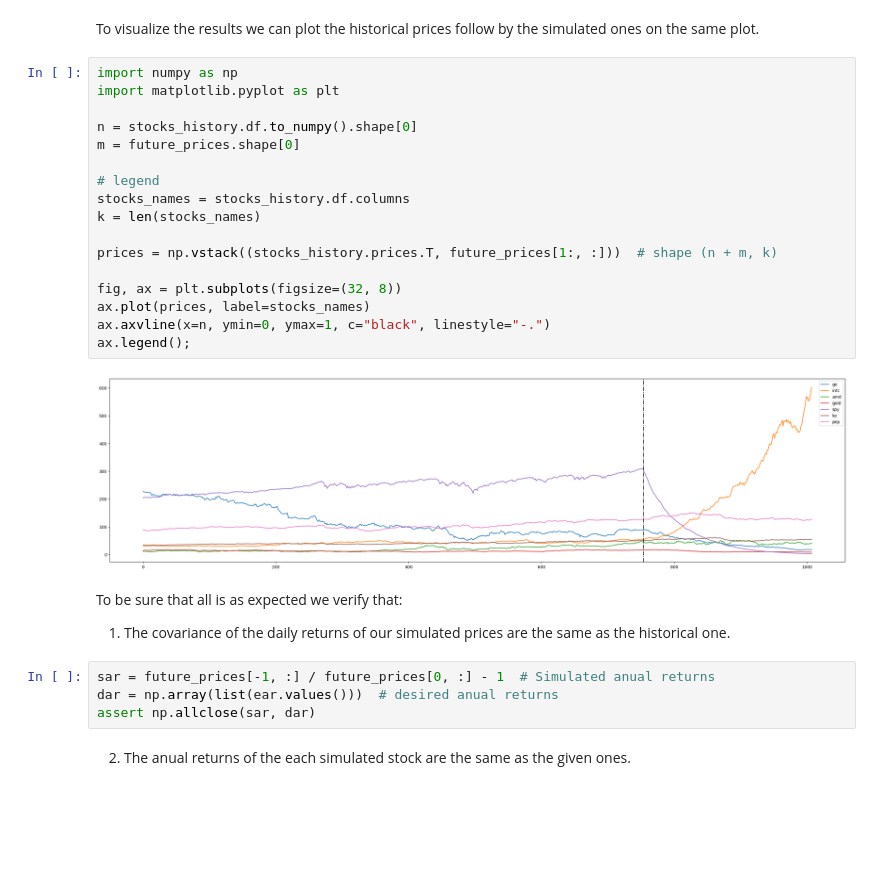
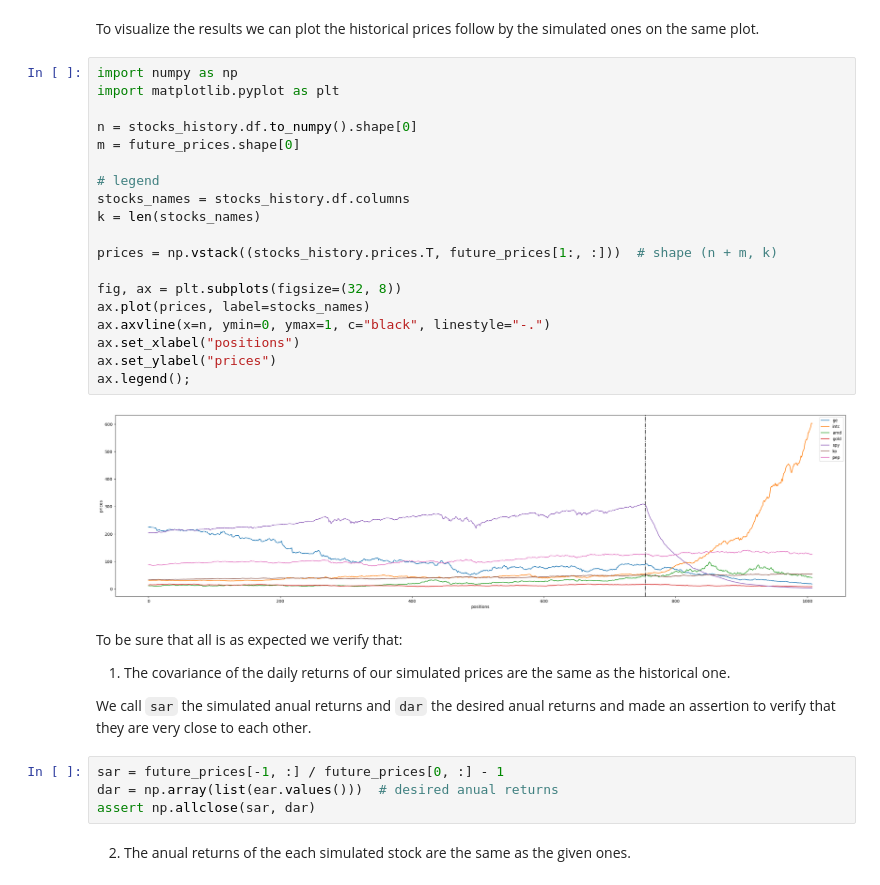
Before and after one commit to GuiGel/simuStocks, a Jupyter notebook: simustocks/demo.ipynb, the cells around one changed output. Saved outputs shown, nothing was run; the diff lists cells and outputs as text; blank space fills up the shorter version.

```diff
--- a/simustocks/demo.ipynb
+++ b/simustocks/demo.ipynb
@@ -46,28 +48,32 @@ To visualize the results we can plot the historical prices follow by the simulat
 # %%
 import numpy as np
 import matplotlib.pyplot as plt
 
 n = stocks_history.df.to_numpy().shape[0]
 m = future_prices.shape[0]
 
 # legend
 stocks_names = stocks_history.df.columns
 k = len(stocks_names)
 
 prices = np.vstack((stocks_history.prices.T, future_prices[1:, :]))  # shape (n + m, k)
 
 fig, ax = plt.subplots(figsize=(32, 8))
 ax.plot(prices, label=stocks_names)
 ax.axvline(x=n, ymin=0, ymax=1, c="black", linestyle="-.")
+ax.set_xlabel("positions")
+ax.set_ylabel("prices")
 ax.legend();
 # %% [output]
-[figure, old version]
+[figure, new version]
 # %% [markdown]
 To be sure that all is as expected we verify that:
 
 1. The covariance of the daily returns of our simulated prices are the same as the historical one.
+
+We call ``sar`` the simulated anual returns and ``dar`` the desired anual returns and made an assertion to verify that they are very close to each other.
 # %%
-sar = future_prices[-1, :] / future_prices[0, :] - 1  # Simulated anual returns
+sar = future_prices[-1, :] / future_prices[0, :] - 1
 dar = np.array(list(ear.values()))  # desired anual returns
 assert np.allclose(sar, dar)
 # %% [markdown]
```
Also changed, not shown: parts of 7 cells of this notebook.
